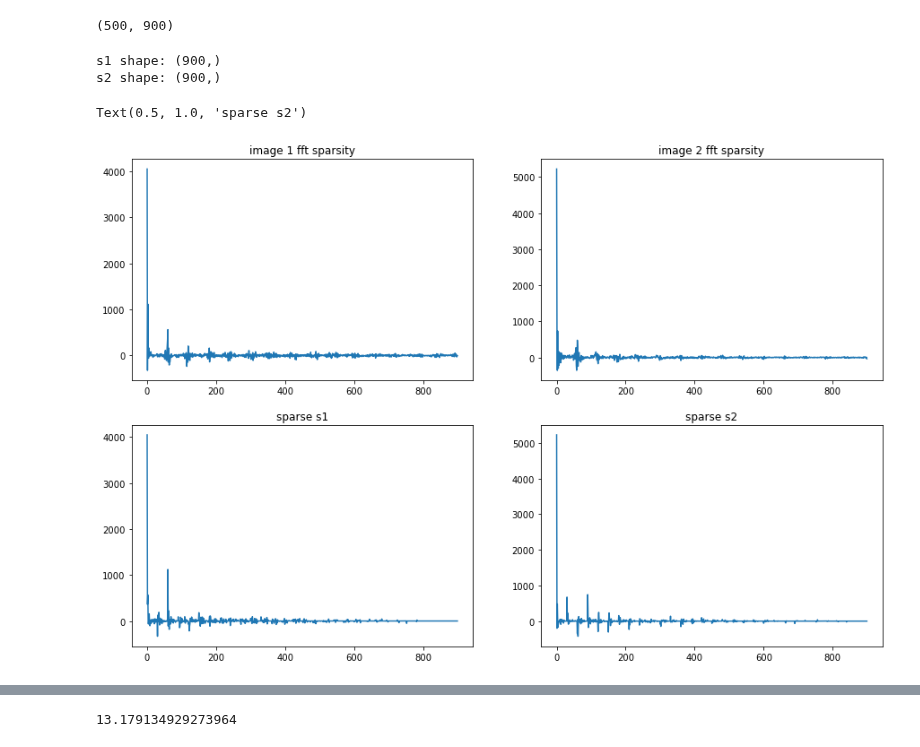
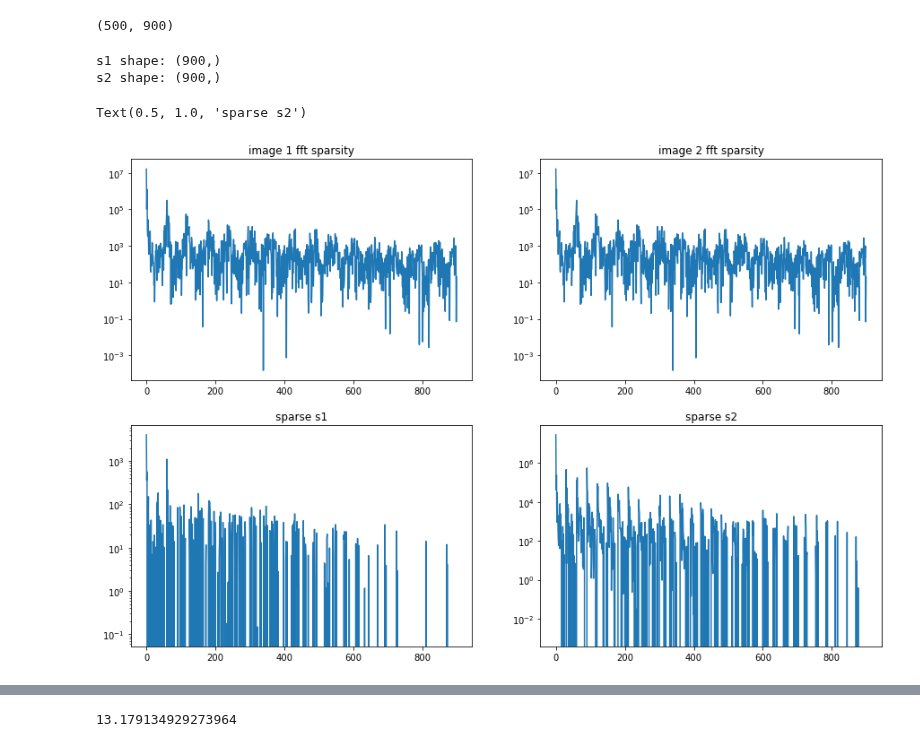
Before and after one commit to qkstngus000/Visual-Compressive-Sensing, a Jupyter notebook: V1_Compress _Sensing.ipynb, the cells around one changed output, grey strips where cells are left out. Saved outputs shown, nothing was run; the diff lists cells and outputs as text; code cells hidden in the pictures.

```diff
--- a/V1_Compress _Sensing.ipynb
+++ b/V1_Compress _Sensing.ipynb
@@ -178,37 +178,41 @@ theta.shape
 
 fig = plt.figure(figsize = (15, 10))
 
 # FFT of original image
 ax = fig.add_subplot(2, 2, 1)
-plt.plot(fft.dctn(img_arr1, norm = 'ortho'))
+plt.plot(fft.dctn(img_arr1, norm = 'ortho', axes = [0, 1]).ravel() ** 2)
+plt.yscale('log')
 plt.title("image 1 fft sparsity")
 
 ax = fig.add_subplot(2, 2, 2)
-plt.plot(fft.dctn(img_arr2, norm = 'ortho'))
+plt.plot(fft.dctn(img_arr1, norm = 'ortho', axes = [0, 1]).ravel() ** 2)
+plt.yscale('log')
 plt.title("image 2 fft sparsity")
 
 # Normalize data with lasso
 mini = Lasso(alpha = 1)
 mini.fit(theta, y1)
 s1 = mini.coef_
 print("s1 shape:", s1.shape)
 
 ax = fig.add_subplot(2, 2, 3)
 plt.plot(s1)
+plt.yscale('log')
 plt.title('sparse s1')
 
 mini.fit(theta, y2)
 s2 = mini.coef_
 print("s2 shape:", s2.shape)
 
 ax = fig.add_subplot(2, 2, 4)
-plt.plot(s2)
+plt.plot(s2.ravel() ** 2)
+plt.yscale('log')
 plt.title('sparse s2')
 # %% [output]
 s1 shape: (900,)
 s2 shape: (900,)
 Text(0.5, 1.0, 'sparse s2')
-[figure, old version]
+[figure, new version]
 # %%
 # 4. Reform image
 reform1 = fft.idctn(s1.reshape(n, n), norm='ortho', axes = [0, 1])
```
Also changed, not shown: parts of 2 cells of this notebook, 6 other files.
